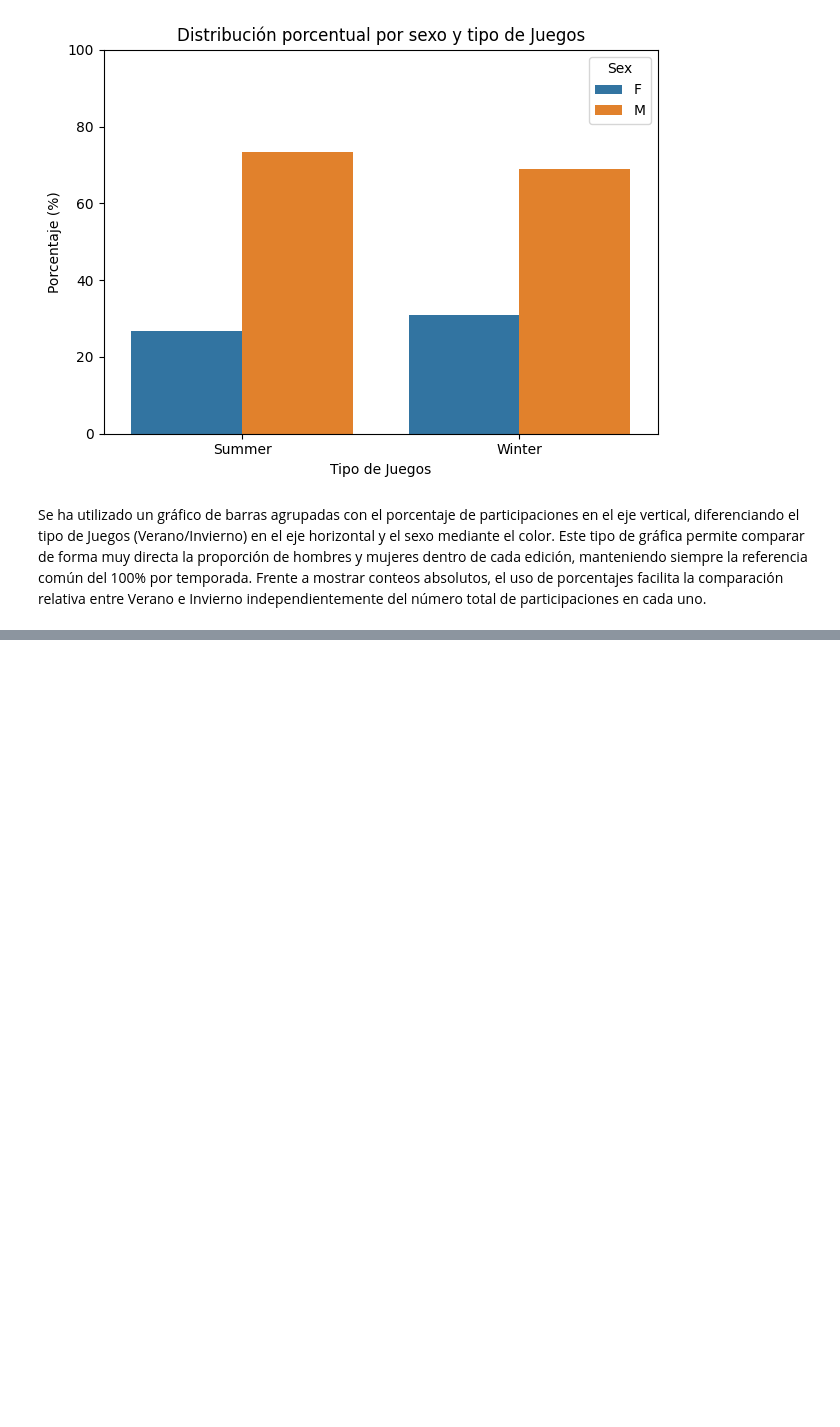
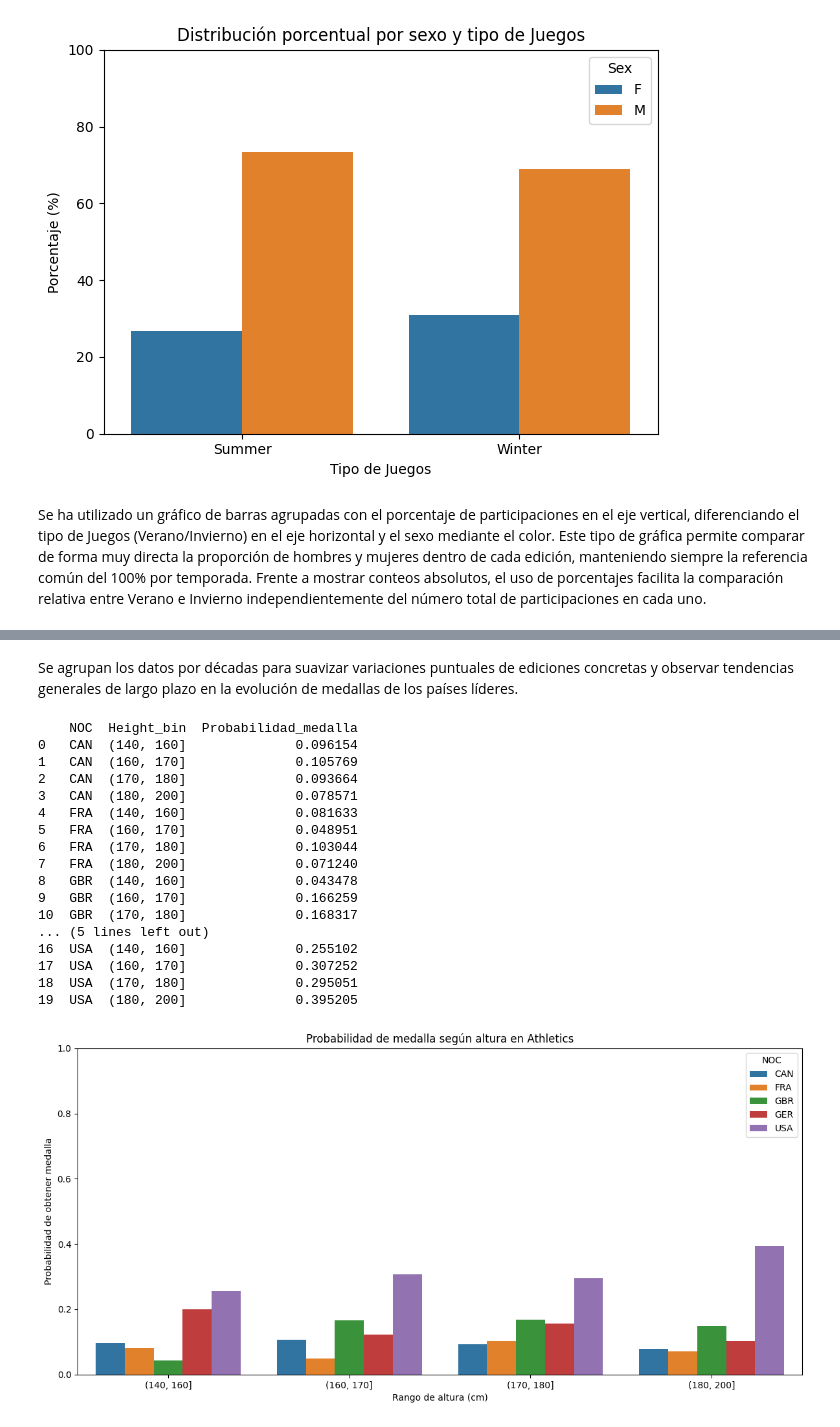
Before and after one commit to juanfrantomas/python-jjoo, a Jupyter notebook: retoPython.ipynb, the cells around one changed output, grey strips where cells are left out. Saved outputs shown, nothing was run; the diff lists cells and outputs as text; code cells hidden in the pictures; blank space fills up the shorter version.

```diff
--- a/retoPython.ipynb
+++ b/retoPython.ipynb
@@ -234,0 +497,66 @@ Se ha utilizado un gráfico de barras agrupadas con el porcentaje de participaci
+# %% [markdown]
+Se agrupan los datos por décadas para suavizar variaciones puntuales de ediciones concretas y observar tendencias generales de largo plazo en la evolución de medallas de los países líderes.
+# %%
+deporte = 'Athletics'
+
+df_dep = df_JJOO[df_JJOO['Sport'] == deporte].copy()
+
+# Medallista sí/no
+df_dep['Medallist'] = df_dep['Medal'].isin(['Gold', 'Silver', 'Bronze'])
+
+# Limpiamos altura
+df_dep['Height'] = pd.to_numeric(df_dep['Height'], errors='coerce')
+df_dep = df_dep.dropna(subset=['Height'])
+
+# Países principales
+top_paises = df_dep['NOC'].value_counts().head(5).index
+df_dep = df_dep[df_dep['NOC'].isin(top_paises)]
+
+# Rangos de altura (bins)
+df_dep['Height_bin'] = pd.cut(
+    df_dep['Height'],
+    bins=[140, 160, 170, 180, 200]
+)
+
+# Probabilidad de medalla por país y rango de altura
+prob_medalla = (
+    df_dep
+    .groupby(['NOC', 'Height_bin'])['Medallist']
+    .mean()
+    .reset_index(name='Probabilidad_medalla')
+)
+
+print(prob_medalla)
+
+plt.figure(figsize=(12,6))
+sns.barplot(
+    data=prob_medalla,
+    x='Height_bin',
+    y='Probabilidad_medalla',
+    hue='NOC'
+)
+plt.ylabel('Probabilidad de obtener medalla')
+plt.xlabel('Rango de altura (cm)')
+plt.title(f'Probabilidad de medalla según altura en {deporte}')
+plt.ylim(0, 1)
+plt.tight_layout()
+plt.show()
+# %% [output]
+    NOC  Height_bin  Probabilidad_medalla
+0   CAN  (140, 160]              0.096154
+1   CAN  (160, 170]              0.105769
+2   CAN  (170, 180]              0.093664
+3   CAN  (180, 200]              0.078571
+4   FRA  (140, 160]              0.081633
+5   FRA  (160, 170]              0.048951
+6   FRA  (170, 180]              0.103044
+7   FRA  (180, 200]              0.071240
+8   GBR  (140, 160]              0.043478
+9   GBR  (160, 170]              0.166259
+10  GBR  (170, 180]              0.168317
+... (5 lines left out)
+16  USA  (140, 160]              0.255102
+17  USA  (160, 170]              0.307252
+18  USA  (170, 180]              0.295051
+19  USA  (180, 200]              0.395205
+[figure, added]
```
Also changed, not shown: parts of 13 cells of this notebook.
